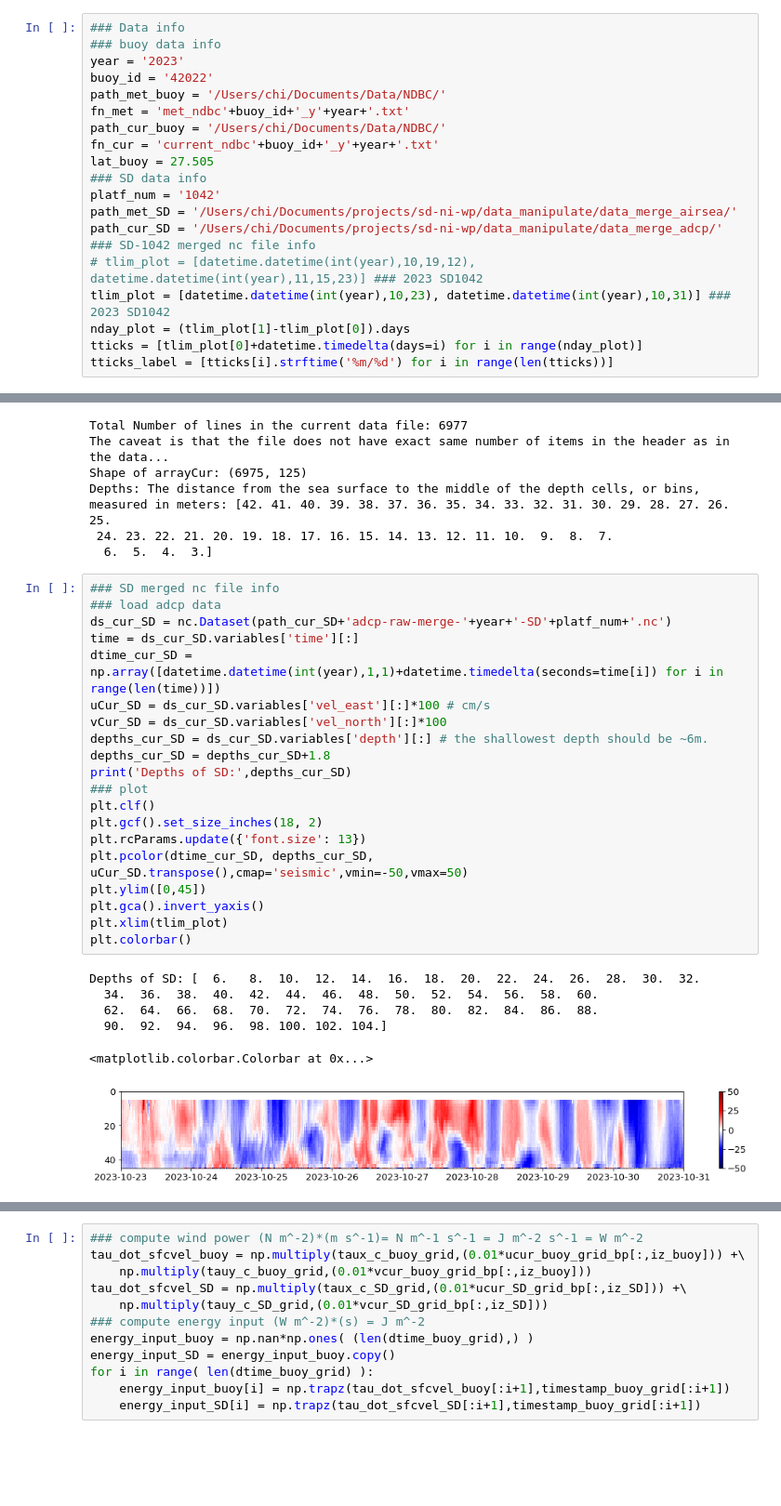
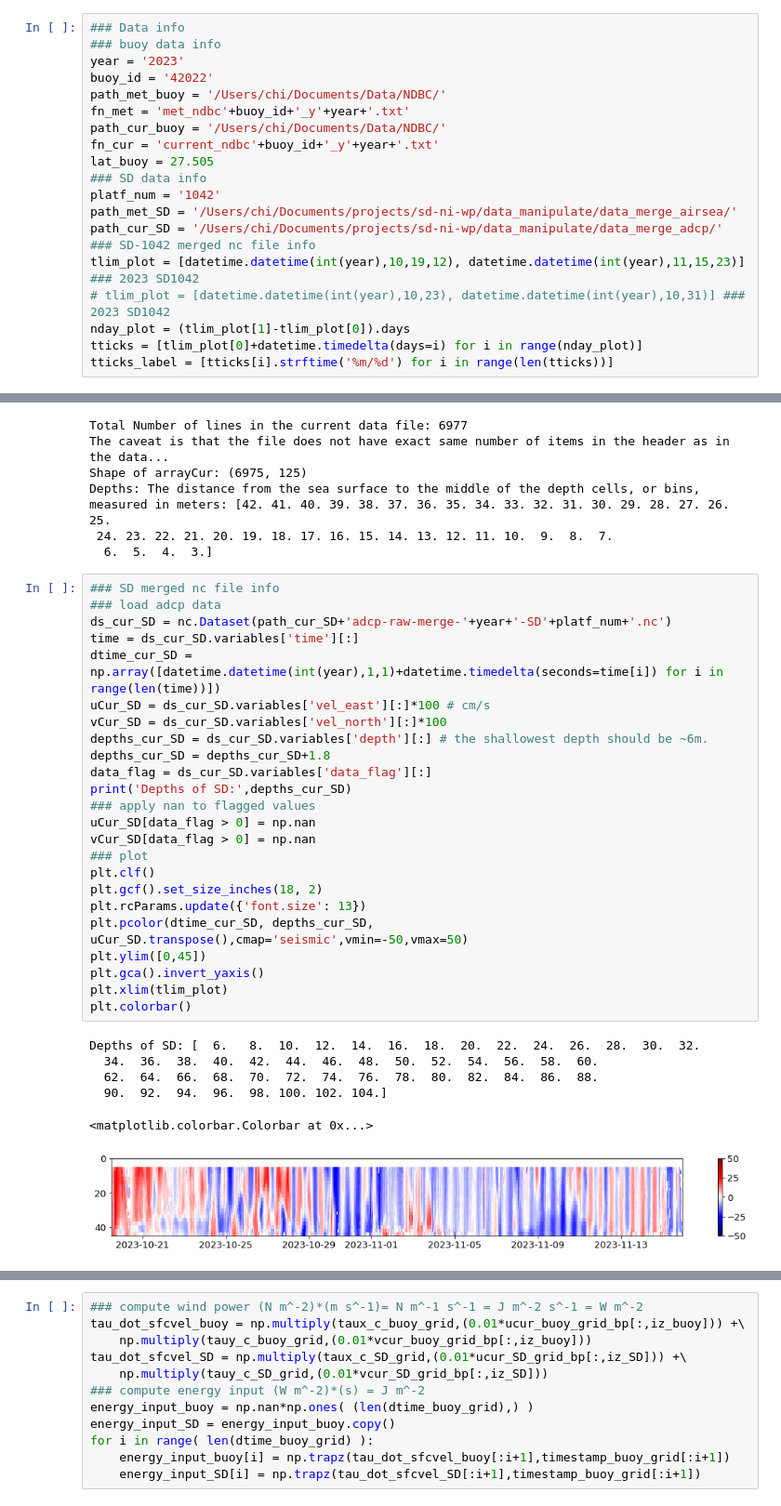
Before and after one commit to nanhsunchi/sd-ni-wp, a Jupyter notebook: test_method_buoy-SD/compute_wind_power_input_on-buoy-cur-grid.ipynb, the cells around one changed output, grey strips where cells are left out. Shown at 93% size. Saved outputs shown, nothing was run; the diff lists cells and outputs as text; blank space fills up the shorter version.

```diff
--- a/test_method_buoy-SD/compute_wind_power_input_on-buoy-cur-grid.ipynb
+++ b/test_method_buoy-SD/compute_wind_power_input_on-buoy-cur-grid.ipynb
@@ -37,8 +37,8 @@ platf_num = '1042'
 path_met_SD = '/Users/chi/Documents/projects/sd-ni-wp/data_manipulate/data_merge_airsea/'
 path_cur_SD = '/Users/chi/Documents/projects/sd-ni-wp/data_manipulate/data_merge_adcp/'
 ### SD-1042 merged nc file info
-# tlim_plot = [datetime.datetime(int(year),10,19,12), datetime.datetime(int(year),11,15,23)] ### 2023 SD1042
-tlim_plot = [datetime.datetime(int(year),10,23), datetime.datetime(int(year),10,31)] ### 2023 SD1042
+tlim_plot = [datetime.datetime(int(year),10,19,12), datetime.datetime(int(year),11,15,23)] ### 2023 SD1042
+# tlim_plot = [datetime.datetime(int(year),10,23), datetime.datetime(int(year),10,31)] ### 2023 SD1042
 nday_plot = (tlim_plot[1]-tlim_plot[0]).days
 tticks = [tlim_plot[0]+datetime.timedelta(days=i) for i in range(nday_plot)]
 tticks_label = [tticks[i].strftime('%m/%d') for i in range(len(tticks))]
@@ -149,30 +149,34 @@ Depths: The distance from the sea surface to the middle of the depth cells, or b
 # %%
 ### SD merged nc file info
 ### load adcp data
 ds_cur_SD = nc.Dataset(path_cur_SD+'adcp-raw-merge-'+year+'-SD'+platf_num+'.nc')
 time = ds_cur_SD.variables['time'][:]
 dtime_cur_SD = np.array([datetime.datetime(int(year),1,1)+datetime.timedelta(seconds=time[i]) for i in range(len(time))])
 uCur_SD = ds_cur_SD.variables['vel_east'][:]*100 # cm/s
 vCur_SD = ds_cur_SD.variables['vel_north'][:]*100
 depths_cur_SD = ds_cur_SD.variables['depth'][:] # the shallowest depth should be ~6m.
 depths_cur_SD = depths_cur_SD+1.8
+data_flag = ds_cur_SD.variables['data_flag'][:]
 print('Depths of SD:',depths_cur_SD)
+### apply nan to flagged values
+uCur_SD[data_flag > 0] = np.nan
+vCur_SD[data_flag > 0] = np.nan
 ### plot
 plt.clf()
 plt.gcf().set_size_inches(18, 2)
 plt.rcParams.update({'font.size': 13})
 plt.pcolor(dtime_cur_SD, depths_cur_SD, uCur_SD.transpose(),cmap='seismic',vmin=-50,vmax=50)
 plt.ylim([0,45])
 plt.gca().invert_yaxis()
 plt.xlim(tlim_plot)
 plt.colorbar()
 # %% [output]
 Depths of SD: [  6.   8.  10.  12.  14.  16.  18.  20.  22.  24.  26.  28.  30.  32.
   34.  36.  38.  40.  42.  44.  46.  48.  50.  52.  54.  56.  58.  60.
   62.  64.  66.  68.  70.  72.  74.  76.  78.  80.  82.  84.  86.  88.
   90.  92.  94.  96.  98. 100. 102. 104.]
 <matplotlib.colorbar.Colorbar at 0x...>
-[figure, old version]
+[figure, new version]
 # %%
 ### put wind to buoy currents' temporal grid
 dsec_buoy = (dtime_cur_buoy[1]-dtime_cur_buoy[0]).total_seconds() # buoy current's time interval in seconds
```
Also changed, not shown: parts of 10 cells of this notebook, 29 other files.
